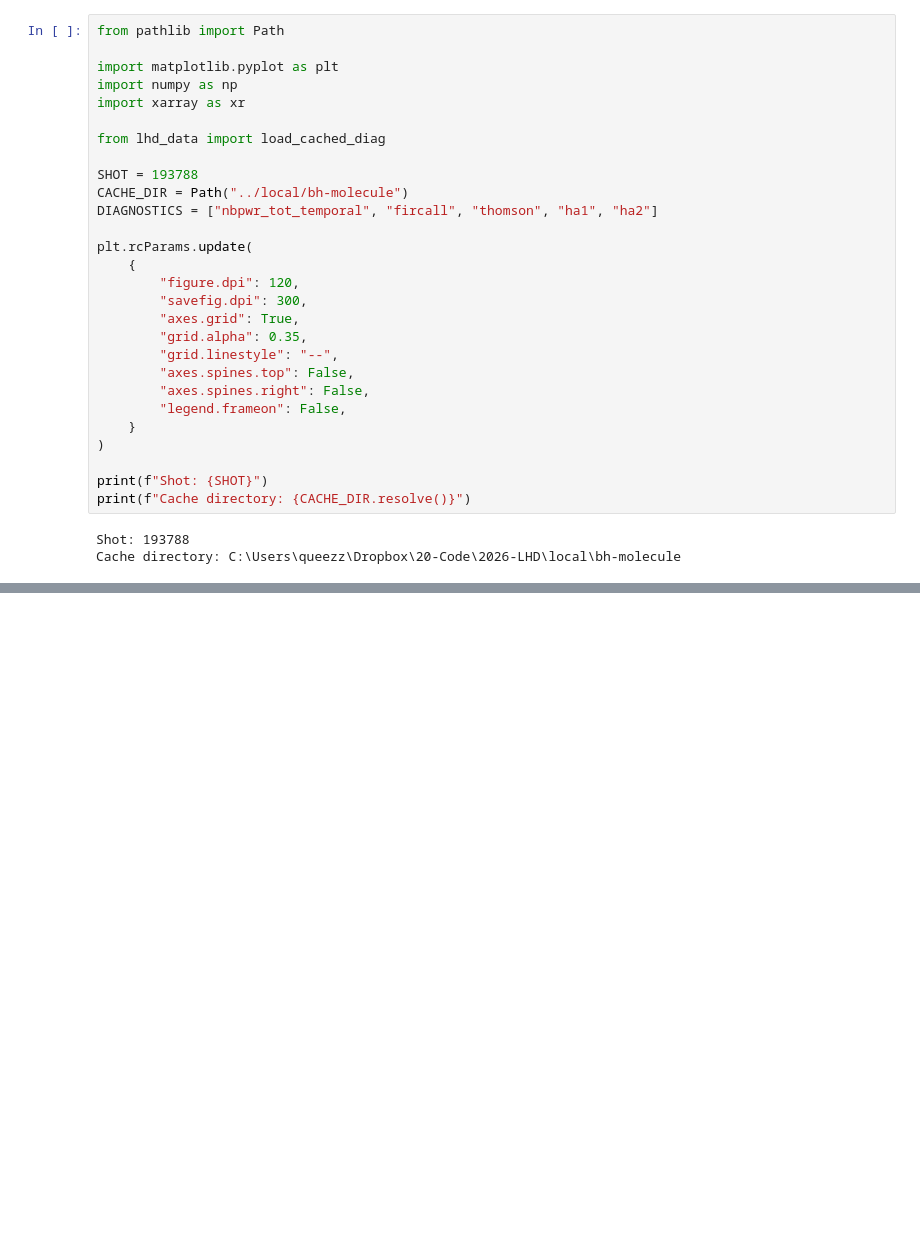
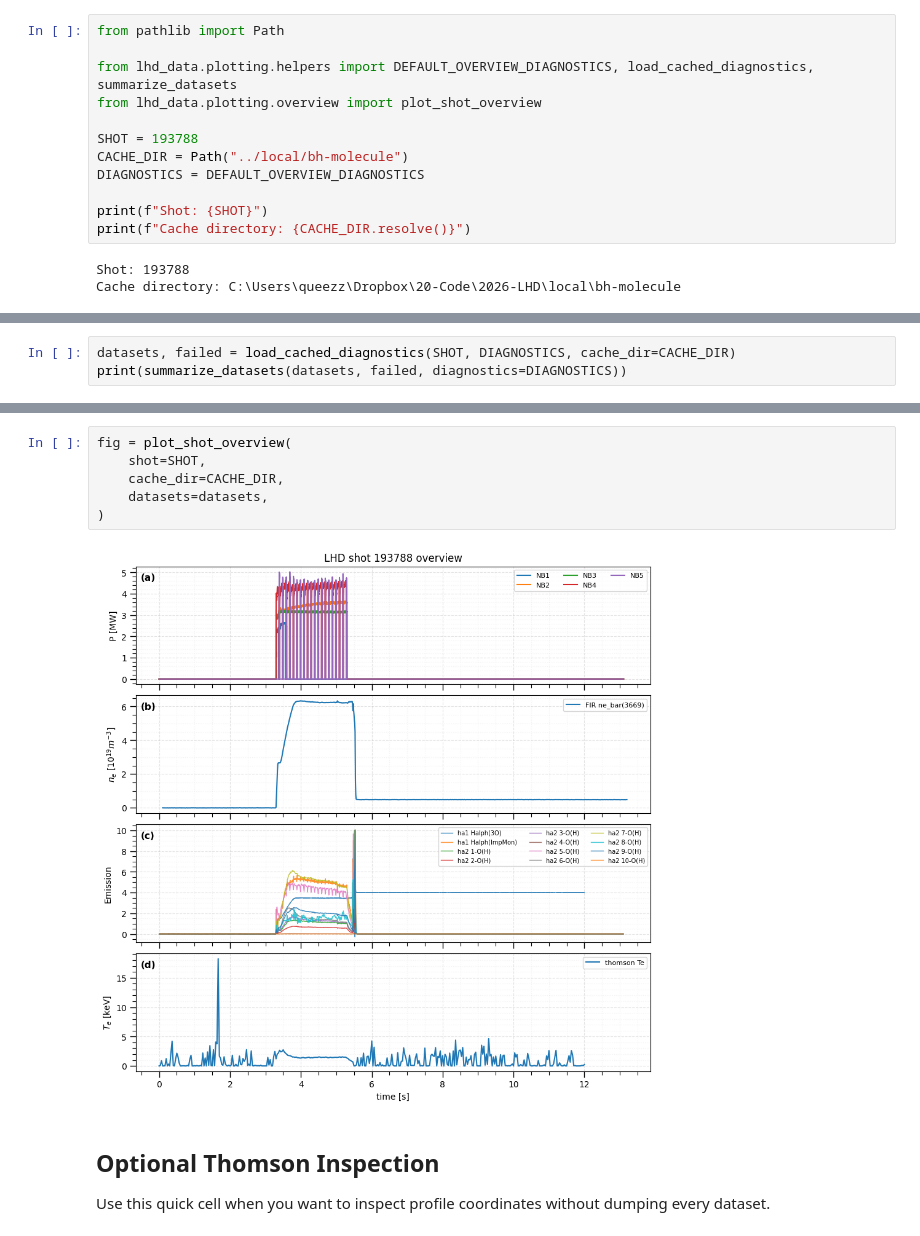
Before and after one commit to queezz/lhd-data, a Jupyter notebook: examples/shot_overview.ipynb, the cells around one changed output, grey strips where cells are left out. Cells and saved outputs as stored; diff of their text form; blank space fills up the shorter version.

Commit message:
upd [shot plotting]

```diff
--- a/examples/shot_overview.ipynb
+++ b/examples/shot_overview.ipynb
@@ -9,28 +9,12 @@ The cache path is kept explicit so the notebook uses the existing `local/bh-mole
 # %%
 from pathlib import Path
 
-import matplotlib.pyplot as plt
-import numpy as np
-import xarray as xr
-
-from lhd_data import load_cached_diag
+from lhd_data.plotting.helpers import DEFAULT_OVERVIEW_DIAGNOSTICS, load_cached_diagnostics, summarize_datasets
+from lhd_data.plotting.overview import plot_shot_overview
 
 SHOT = 193788
 CACHE_DIR = Path("../local/bh-molecule")
-DIAGNOSTICS = ["nbpwr_tot_temporal", "fircall", "thomson", "ha1", "ha2"]
-
-plt.rcParams.update(
-    {
-        "figure.dpi": 120,
-        "savefig.dpi": 300,
-        "axes.grid": True,
-        "grid.alpha": 0.35,
-        "grid.linestyle": "--",
-        "axes.spines.top": False,
-        "axes.spines.right": False,
-        "legend.frameon": False,
-    }
-)
+DIAGNOSTICS = DEFAULT_OVERVIEW_DIAGNOSTICS
 
 print(f"Shot: {SHOT}")
 print(f"Cache directory: {CACHE_DIR.resolve()}")
@@ -245,0 +28,3 @@ Thomson data is often two-dimensional, usually time by radius or channel. For th
+# %%
+datasets, failed = load_cached_diagnostics(SHOT, DIAGNOSTICS, cache_dir=CACHE_DIR)
+print(summarize_datasets(datasets, failed, diagnostics=DIAGNOSTICS))
@@ -246,2 +45,14 @@ Thomson data is often two-dimensional, usually time by radius or channel. For th
+# %%
+fig = plot_shot_overview(
+    shot=SHOT,
+    cache_dir=CACHE_DIR,
+    datasets=datasets,
+)
+# %% [output]
+[figure, added]
+# %% [markdown]
+## Optional Thomson Inspection
+
+Use this quick cell when you want to inspect profile coordinates without dumping every dataset.
 # %%
 thomson = datasets.get("thomson")
```
Also changed, not shown: parts of 18 cells of this notebook, 6 other files.
